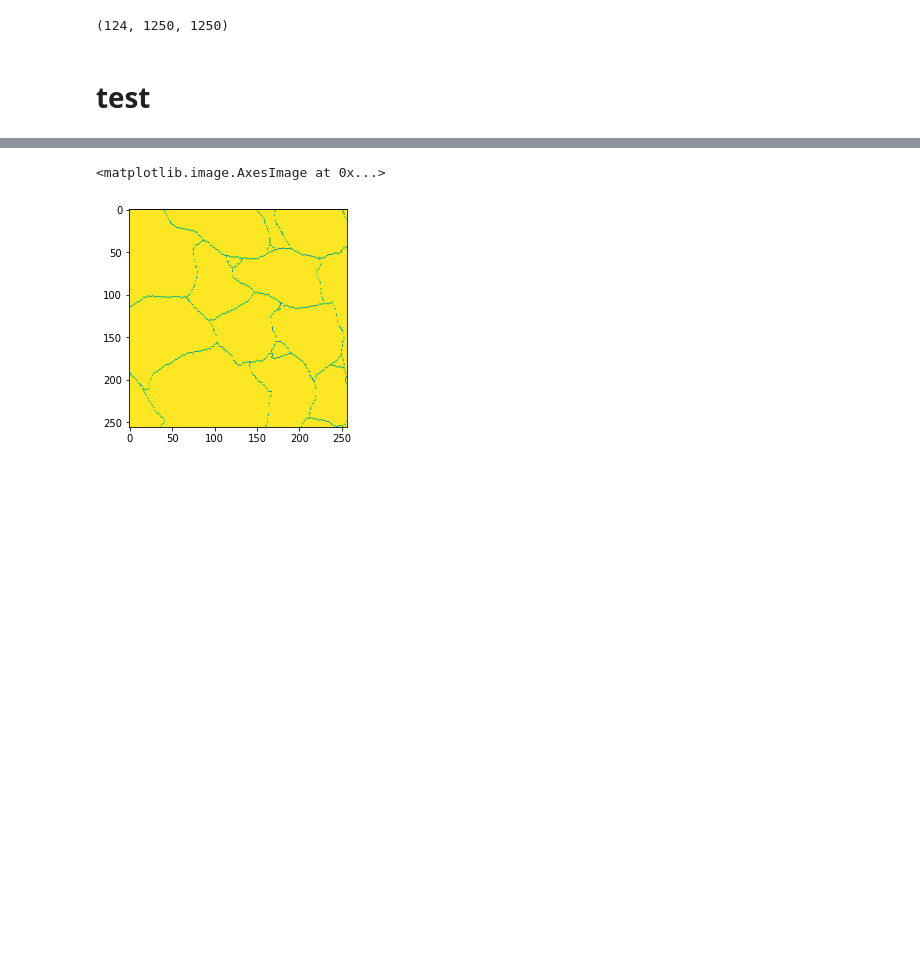
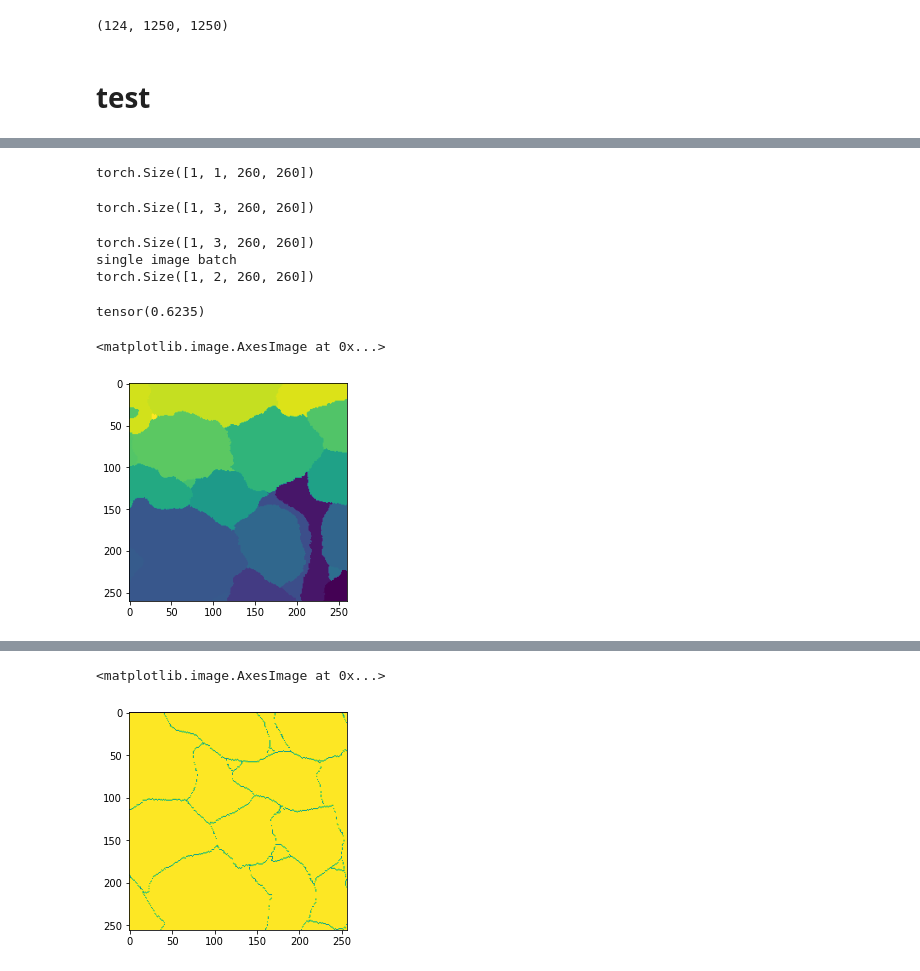
Before and after one commit to bbarad/defects_DLMBL, a Jupyter notebook: notebooks/dataloader_testing.ipynb, the cells around one changed output, grey strips where cells are left out. Drawn from its saved outputs; the diff is of its cells as text; code cells hidden in the pictures; blank space fills up the shorter version.

```diff
--- a/notebooks/dataloader_testing.ipynb
+++ b/notebooks/dataloader_testing.ipynb
@@ -142,0 +142,2 @@ x.shape,aff.shape,y.shape
+# %%
+x,aff,seg = data[0]
@@ -142,0 +154,20 @@ x.shape,aff.shape,y.shape
+# %%
+seg[None].shape
+# %% [output]
+torch.Size([1, 1, 260, 260])
+# %%
+torch.cat([seg[:,None],seg[:,None]+1,seg[:,None]+2],axis=1).float().shape
+# %% [output]
+torch.Size([1, 3, 260, 260])
+# %%
+disc_loss(torch.cat([seg[:,None],seg[:,None]+1,seg[:,None]+2],axis=1).float(),seg[None])
+# %% [output]
+torch.Size([1, 3, 260, 260])
+single image batch
+torch.Size([1, 2, 260, 260])
+tensor(0.6235)
+# %%
+plt.imshow(seg[0])
+# %% [output]
+<matplotlib.image.AxesImage at 0x...>
+[figure, added]
```
Also changed, not shown: parts of 17 cells of this notebook, 3 other files.
